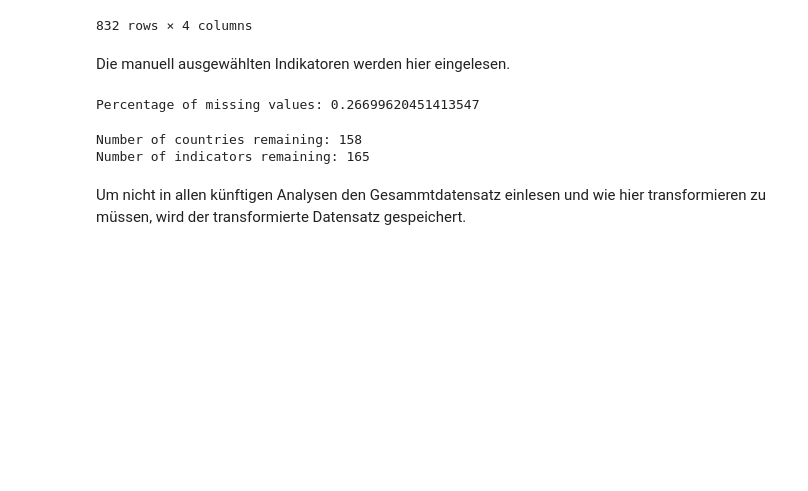
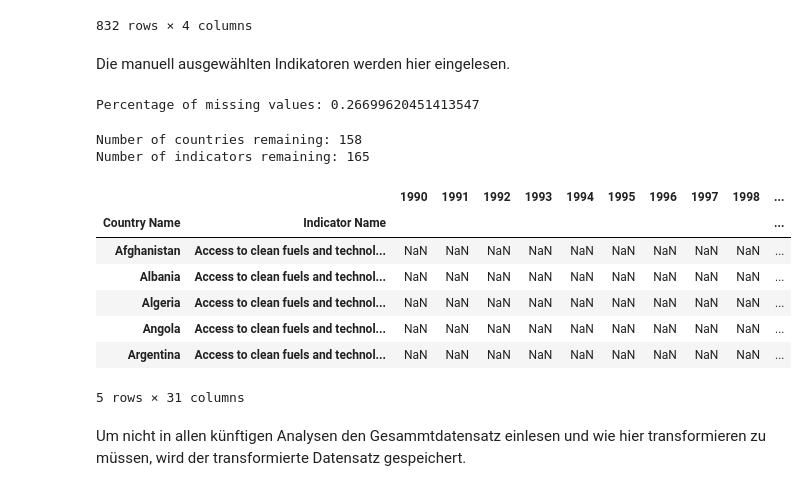
Before and after one commit to MarieFlatow/BA_weltbank, a Jupyter notebook: 03_preparing_data.ipynb, the cells around one changed output. Saved outputs shown, nothing was run; the diff lists cells and outputs as text; code cells hidden in the pictures; blank space fills up the shorter version.

```diff
--- a/03_preparing_data.ipynb
+++ b/03_preparing_data.ipynb
@@ -102,6 +102,17 @@ print(f'Number of indicators remaining: {len(base.index.get_level_values("Indica
 # %% [output]
 Number of countries remaining: 158
 Number of indicators remaining: 165
+# %%
+base.head(5)
+# %% [output]
+|  |  | 1990 | 1991 | 1992 | 1993 | 1994 | 1995 | 1996 | 1997 | 1998 | ... |
+| Country Name | Indicator Name |  |  |  |  |  |  |  |  |  | ... |
+| Afghanistan | Access to clean fuels and technol... | NaN | NaN | NaN | NaN | NaN | NaN | NaN | NaN | NaN | ... |
+| Albania | Access to clean fuels and technol... | NaN | NaN | NaN | NaN | NaN | NaN | NaN | NaN | NaN | ... |
+| Algeria | Access to clean fuels and technol... | NaN | NaN | NaN | NaN | NaN | NaN | NaN | NaN | NaN | ... |
+| Angola | Access to clean fuels and technol... | NaN | NaN | NaN | NaN | NaN | NaN | NaN | NaN | NaN | ... |
+| Argentina | Access to clean fuels and technol... | NaN | NaN | NaN | NaN | NaN | NaN | NaN | NaN | NaN | ... |
+5 rows × 31 columns
 # %% [markdown]
 Um nicht in allen künftigen Analysen den Gesammtdatensatz einlesen und wie hier transformieren zu müssen, wird der transformierte Datensatz gespeichert.
 # %%
```
Also changed, not shown: 24 other files.
